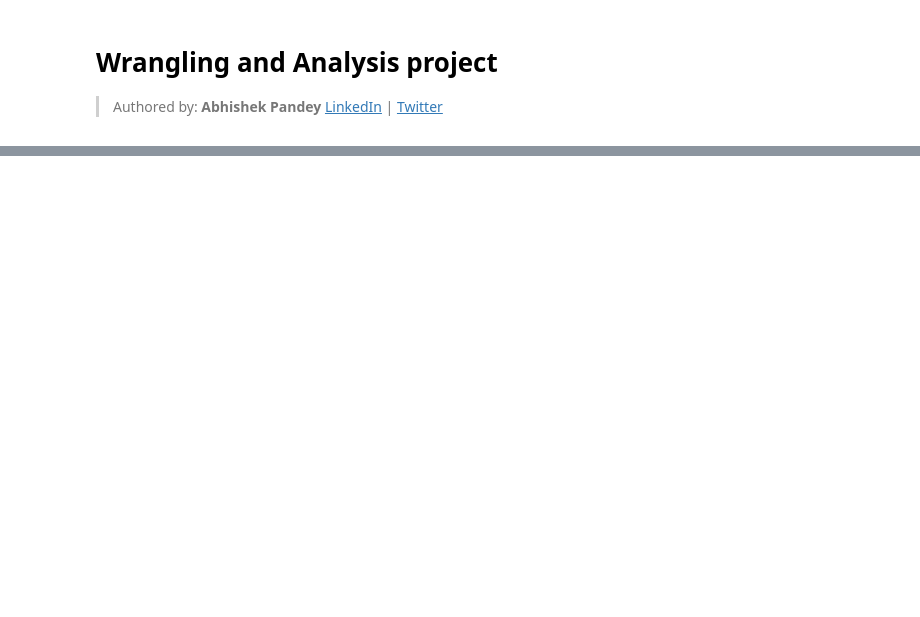
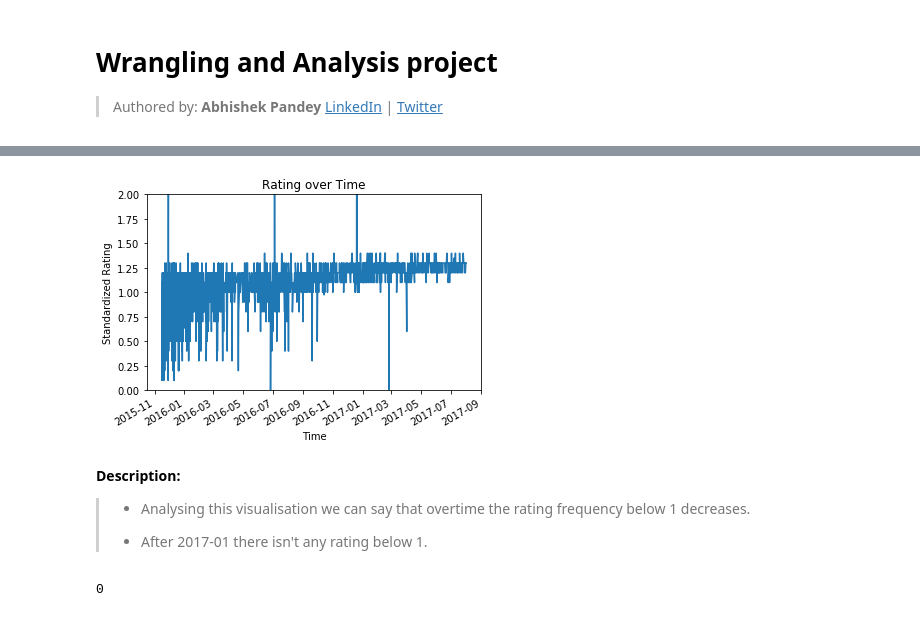
Before and after one commit to abhishekpandeyIT/Twitter_Data_Analysis, a Jupyter notebook: wrangle_act.ipynb, the cells around one changed output, grey strips where cells are left out. Saved outputs shown, nothing was run; the diff lists cells and outputs as text; code cells hidden in the pictures; blank space fills up the shorter version.

```diff
--- a/wrangle_act.ipynb
+++ b/wrangle_act.ipynb
@@ -354,11 +879,19 @@ An inaccurate finding (rating of 24/7) found here at the first instance. I decid
 # %%
-"""
-Plotting standardized ratings over time with ylim of 0-2 to find accurate answers
-"""
-
 twitter.groupby('timestamp')['rating'].mean().plot(kind='line')
 plt.ylim(0, 2)
 plt.title('Rating over Time')
 plt.xlabel('Time')
 plt.ylabel('Standardized Rating')
 plt.show;
+# %% [output]
+[figure, added]
+# %% [markdown]
+**Description:**
+> - Analysing this visualisation we can say that overtime the rating frequency below 1 decreases.
+>
+> - After 2017-01 there isn't any rating below 1.
+# %%
+from subprocess import call
+call(['python', '-m', 'nbconvert', 'wrangle_act.ipynb'])
+# %% [output]
+0
```
Also changed, not shown: parts of 154 cells of this notebook, 8 other files.
